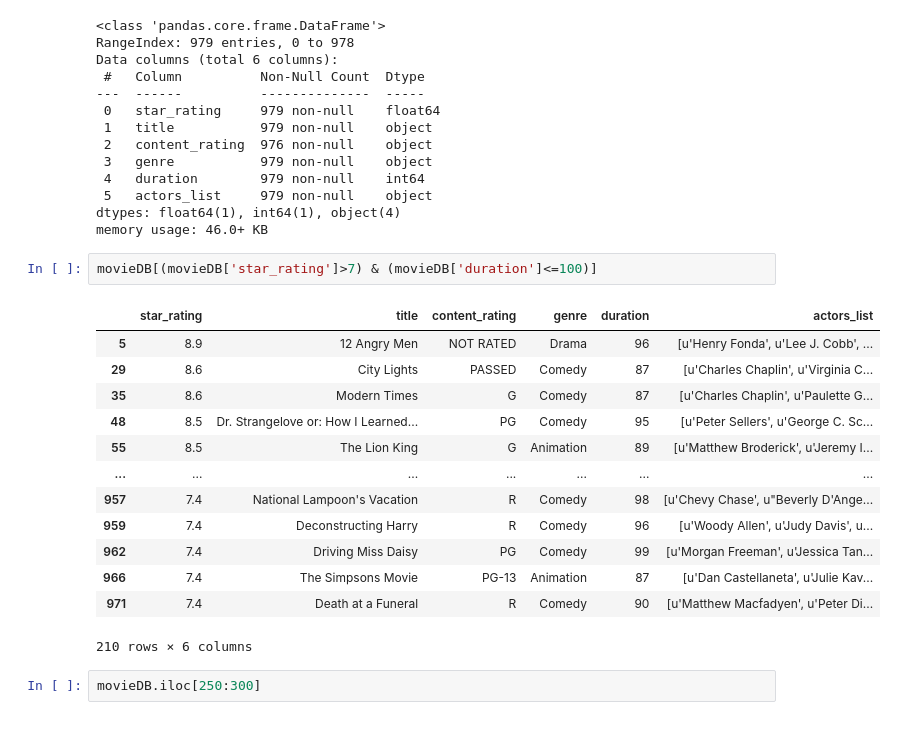
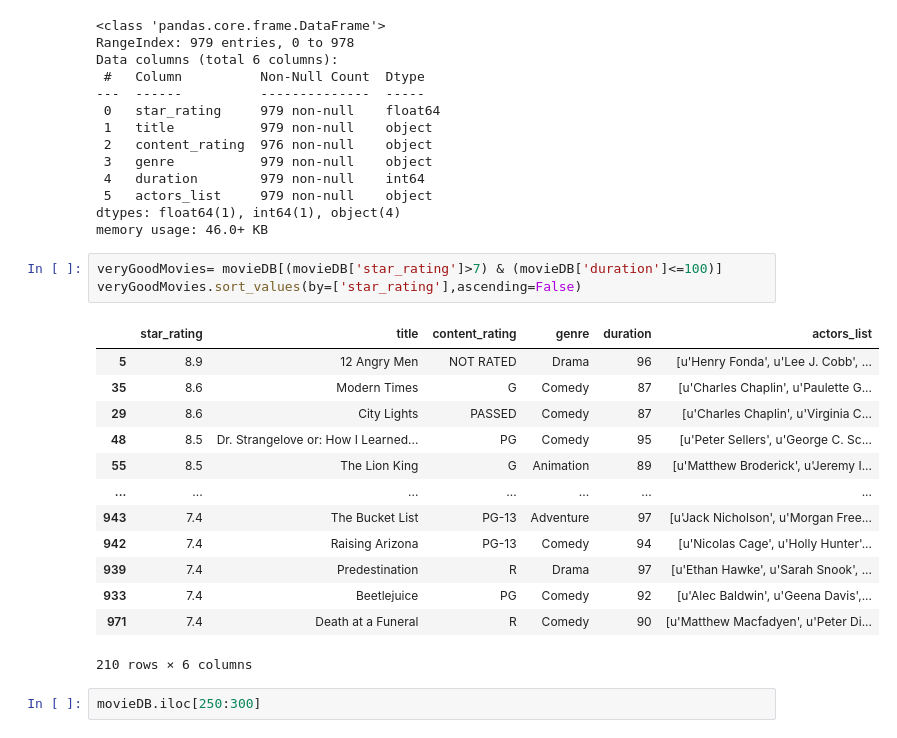
Before and after one commit to safiraauliar/H8_PYTN-KS-003, a Jupyter notebook: Sesi5-Pandas-Introduction.ipynb, the cells around one changed output. Cells and saved outputs as stored; diff of their text form.

```diff
--- a/Sesi5-Pandas-Introduction.ipynb
+++ b/Sesi5-Pandas-Introduction.ipynb
@@ -125,19 +133,20 @@ Data columns (total 6 columns):
 dtypes: float64(1), int64(1), object(4)
 memory usage: 46.0+ KB
 # %%
-movieDB[(movieDB['star_rating']>7) & (movieDB['duration']<=100)]
+veryGoodMovies= movieDB[(movieDB['star_rating']>7) & (movieDB['duration']<=100)]
+veryGoodMovies.sort_values(by=['star_rating'],ascending=False)
 # %% [output]
 |  | star_rating | title | content_rating | genre | duration | actors_list |
 | 5 | 8.9 | 12 Angry Men | NOT RATED | Drama | 96 | [u'Henry Fonda', u'Lee J. Cobb', ... |
+| 35 | 8.6 | Modern Times | G | Comedy | 87 | [u'Charles Chaplin', u'Paulette G... |
 | 29 | 8.6 | City Lights | PASSED | Comedy | 87 | [u'Charles Chaplin', u'Virginia C... |
-| 35 | 8.6 | Modern Times | G | Comedy | 87 | [u'Charles Chaplin', u'Paulette G... |
 | 48 | 8.5 | Dr. Strangelove or: How I Learned... | PG | Comedy | 95 | [u'Peter Sellers', u'George C. Sc... |
 | 55 | 8.5 | The Lion King | G | Animation | 89 | [u'Matthew Broderick', u'Jeremy I... |
 | ... | ... | ... | ... | ... | ... | ... |
-| 957 | 7.4 | National Lampoon's Vacation | R | Comedy | 98 | [u'Chevy Chase', u"Beverly D'Ange... |
-| 959 | 7.4 | Deconstructing Harry | R | Comedy | 96 | [u'Woody Allen', u'Judy Davis', u... |
-| 962 | 7.4 | Driving Miss Daisy | PG | Comedy | 99 | [u'Morgan Freeman', u'Jessica Tan... |
-| 966 | 7.4 | The Simpsons Movie | PG-13 | Animation | 87 | [u'Dan Castellaneta', u'Julie Kav... |
+| 943 | 7.4 | The Bucket List | PG-13 | Adventure | 97 | [u'Jack Nicholson', u'Morgan Free... |
+| 942 | 7.4 | Raising Arizona | PG-13 | Comedy | 94 | [u'Nicolas Cage', u'Holly Hunter'... |
+| 939 | 7.4 | Predestination | R | Drama | 97 | [u'Ethan Hawke', u'Sarah Snook', ... |
+| 933 | 7.4 | Beetlejuice | PG | Comedy | 92 | [u'Alec Baldwin', u'Geena Davis',... |
 | 971 | 7.4 | Death at a Funeral | R | Comedy | 90 | [u'Matthew Macfadyen', u'Peter Di... |
 210 rows × 6 columns
 # %%
```
Also changed, not shown: parts of 14 cells of this notebook.
